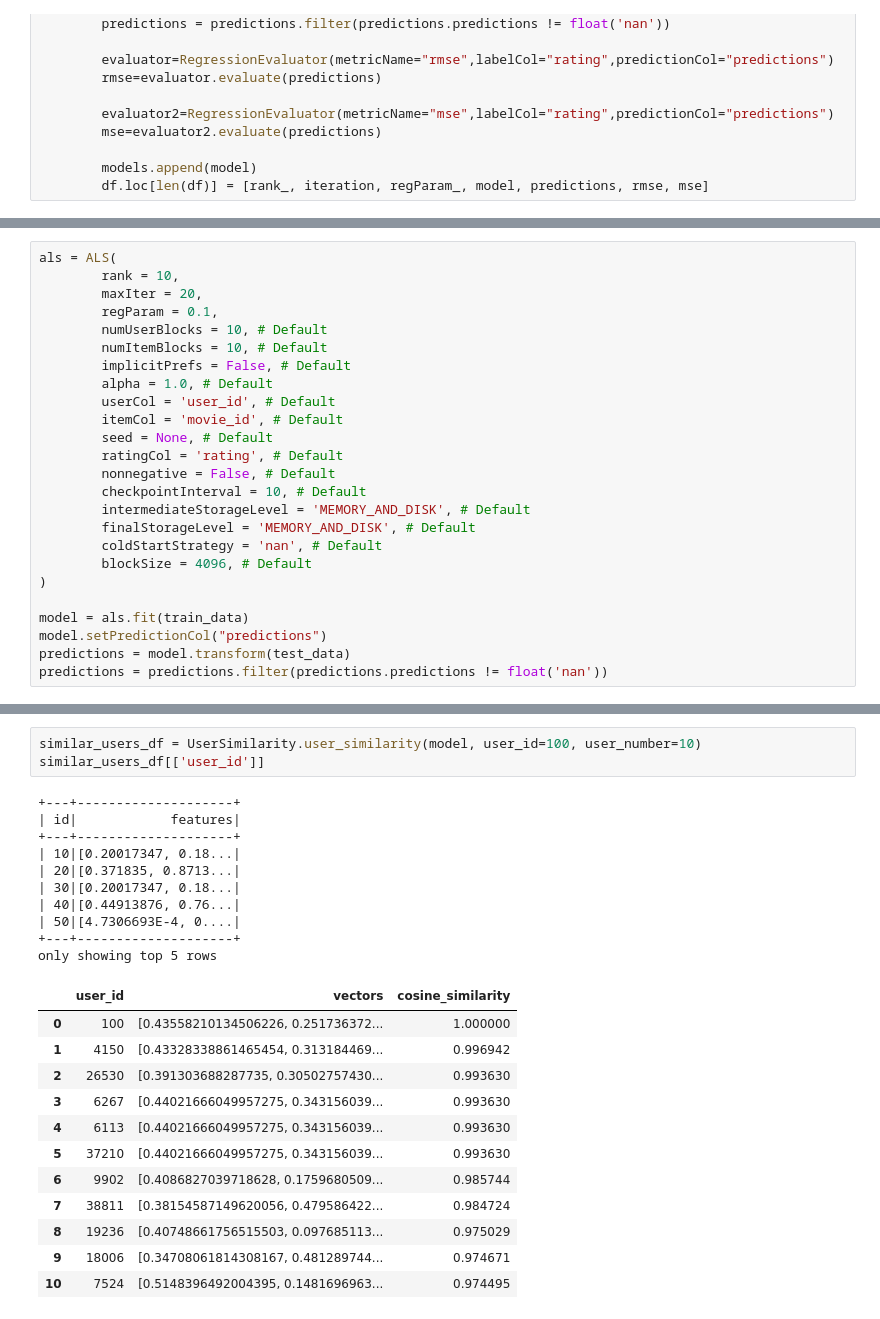
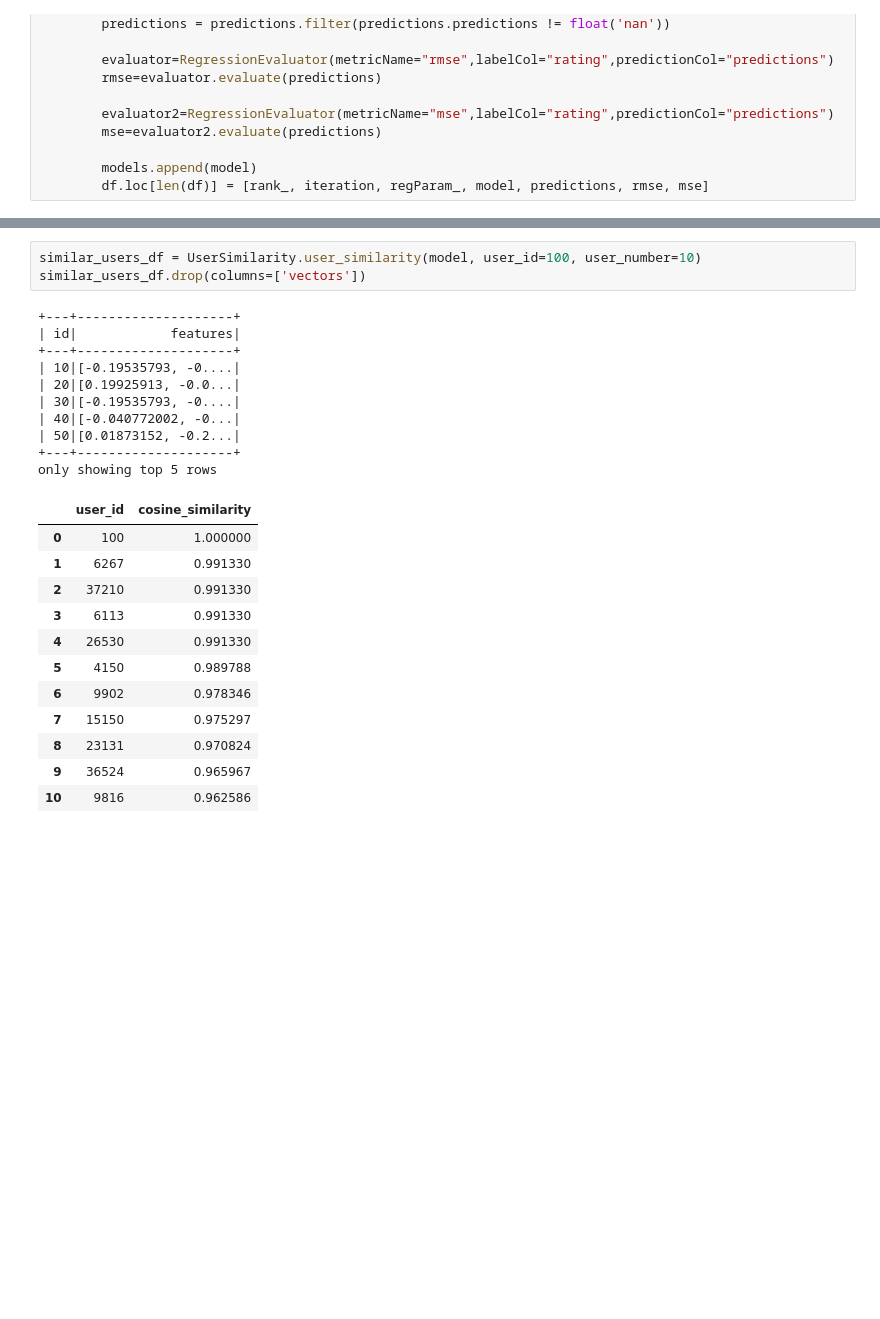
Before and after one commit to fawern/ALS-Recommendation-pyspark-BigData, a Jupyter notebook: src/main.ipynb, the cells around one changed output, grey strips where cells are left out. Drawn from its saved outputs; the diff is of its cells as text; blank space fills up the shorter version.

```diff
--- a/src/main.ipynb
+++ b/src/main.ipynb
@@ -360,26 +371 @@ df[df['model'] == model]
-# %%
-als = ALS(
-        rank = 10,
-        maxIter = 20,
-        regParam = 0.1,
-        numUserBlocks = 10, # Default
-        numItemBlocks = 10, # Default
-        implicitPrefs = False, # Default
-        alpha = 1.0, # Default
-        userCol = 'user_id', # Default
-        itemCol = 'movie_id', # Default
-        seed = None, # Default
-        ratingCol = 'rating', # Default
-        nonnegative = False, # Default
-        checkpointInterval = 10, # Default
-        intermediateStorageLevel = 'MEMORY_AND_DISK', # Default
-        finalStorageLevel = 'MEMORY_AND_DISK', # Default
-        coldStartStrategy = 'nan', # Default
-        blockSize = 4096, # Default
-)
-
-model = als.fit(train_data)
-model.setPredictionCol("predictions")
-predictions = model.transform(test_data)
-predictions = predictions.filter(predictions.predictions != float('nan'))
 # %%
@@ -433,29 +434,29 @@ similar_items_df[['movie_title', 'movie_id', 'cosine_similarity']]
 # %%
 similar_users_df = UserSimilarity.user_similarity(model, user_id=100, user_number=10)
-similar_users_df[['user_id']]
+similar_users_df.drop(columns=['vectors'])
 # %% [output]
 +---+--------------------+
 | id|            features|
 +---+--------------------+
-| 10|[0.20017347, 0.18...|
-| 20|[0.371835, 0.8713...|
-| 30|[0.20017347, 0.18...|
-| 40|[0.44913876, 0.76...|
-| 50|[4.7306693E-4, 0....|
+| 10|[-0.19535793, -0....|
+| 20|[0.19925913, -0.0...|
+| 30|[-0.19535793, -0....|
+| 40|[-0.040772002, -0...|
+| 50|[0.01873152, -0.2...|
 +---+--------------------+
 only showing top 5 rows
-|  | user_id | vectors | cosine_similarity |
-| 0 | 100 | [0.43558210134506226, 0.251736372... | 1.000000 |
-| 1 | 4150 | [0.43328338861465454, 0.313184469... | 0.996942 |
-| 2 | 26530 | [0.391303688287735, 0.30502757430... | 0.993630 |
-| 3 | 6267 | [0.44021666049957275, 0.343156039... | 0.993630 |
-| 4 | 6113 | [0.44021666049957275, 0.343156039... | 0.993630 |
-| 5 | 37210 | [0.44021666049957275, 0.343156039... | 0.993630 |
-| 6 | 9902 | [0.4086827039718628, 0.1759680509... | 0.985744 |
-| 7 | 38811 | [0.38154587149620056, 0.479586422... | 0.984724 |
-| 8 | 19236 | [0.40748661756515503, 0.097685113... | 0.975029 |
-| 9 | 18006 | [0.34708061814308167, 0.481289744... | 0.974671 |
-| 10 | 7524 | [0.5148396492004395, 0.1481696963... | 0.974495 |
+|  | user_id | cosine_similarity |
+| 0 | 100 | 1.000000 |
+| 1 | 6267 | 0.991330 |
+| 2 | 37210 | 0.991330 |
+| 3 | 6113 | 0.991330 |
+| 4 | 26530 | 0.991330 |
+| 5 | 4150 | 0.989788 |
+| 6 | 9902 | 0.978346 |
+| 7 | 15150 | 0.975297 |
+| 8 | 23131 | 0.970824 |
+| 9 | 36524 | 0.965967 |
+| 10 | 9816 | 0.962586 |
 # %%
 user_recs = model.recommendForAllUsers(numItems=10)
 movie_recommendation = user_recs.where(user_recs.user_id == 100).select("recommendations.movie_id", "recommendations.rating").collect()
```
Also changed, not shown: parts of 16 cells of this notebook, 3 other files.
